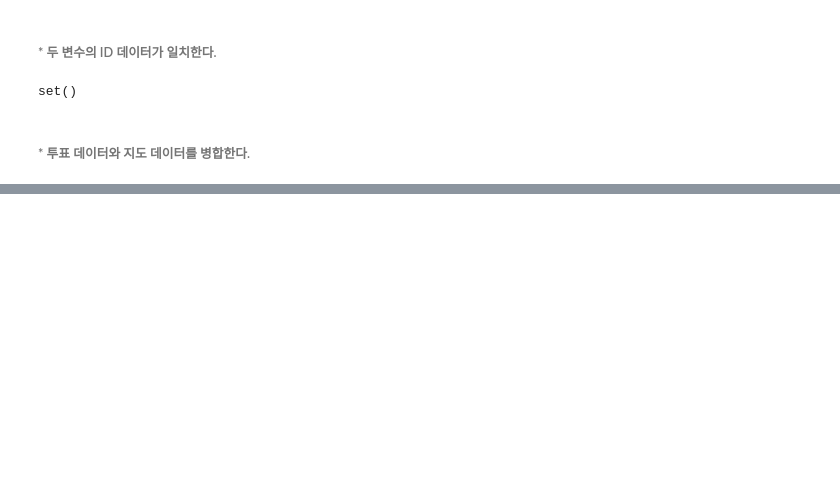
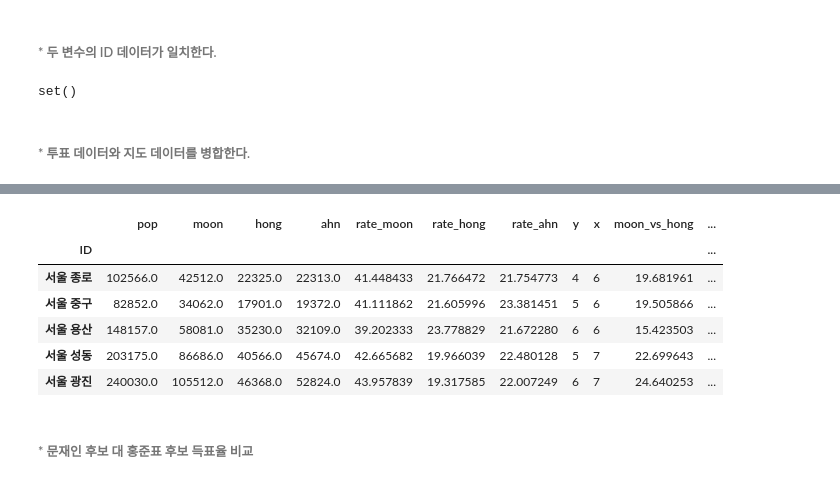
Before and after one commit to leebaek/python_data_analysis, a Jupyter notebook: 19대 대선 결과 분석/19대 대선 결과 분석.ipynb, the cells around one changed output, grey strips where cells are left out. Cells and saved outputs as stored; diff of their text form; code cells hidden in the pictures; blank space fills up the shorter version.

```diff
--- a/19대 대선 결과 분석/19대 대선 결과 분석.ipynb
+++ b/19대 대선 결과 분석/19대 대선 결과 분석.ipynb
@@ -624,0 +739,17 @@ final_elect_data.tail()
+# %%
+pop_folium = final_elect_data.set_index('ID')
+
+del pop_folium['광역시도']
+del pop_folium['시군']
+
+pop_folium.head()
+# %% [output]
+|  | pop | moon | hong | ahn | rate_moon | rate_hong | rate_ahn | y | x | moon_vs_hong | ... |
+| ID |  |  |  |  |  |  |  |  |  |  | ... |
+| 서울 종로 | 102566.0 | 42512.0 | 22325.0 | 22313.0 | 41.448433 | 21.766472 | 21.754773 | 4 | 6 | 19.681961 | ... |
+| 서울 중구 | 82852.0 | 34062.0 | 17901.0 | 19372.0 | 41.111862 | 21.605996 | 23.381451 | 5 | 6 | 19.505866 | ... |
+| 서울 용산 | 148157.0 | 58081.0 | 35230.0 | 32109.0 | 39.202333 | 23.778829 | 21.672280 | 6 | 6 | 15.423503 | ... |
+| 서울 성동 | 203175.0 | 86686.0 | 40566.0 | 45674.0 | 42.665682 | 19.966039 | 22.480128 | 5 | 7 | 22.699643 | ... |
+| 서울 광진 | 240030.0 | 105512.0 | 46368.0 | 52824.0 | 43.957839 | 19.317585 | 22.007249 | 6 | 7 | 24.640253 | ... |
+# %% [markdown]
+###### * 문재인 후보 대 홍준표 후보 득표율 비교
```
Also changed, not shown: parts of 14 cells of this notebook, 1 other file.
